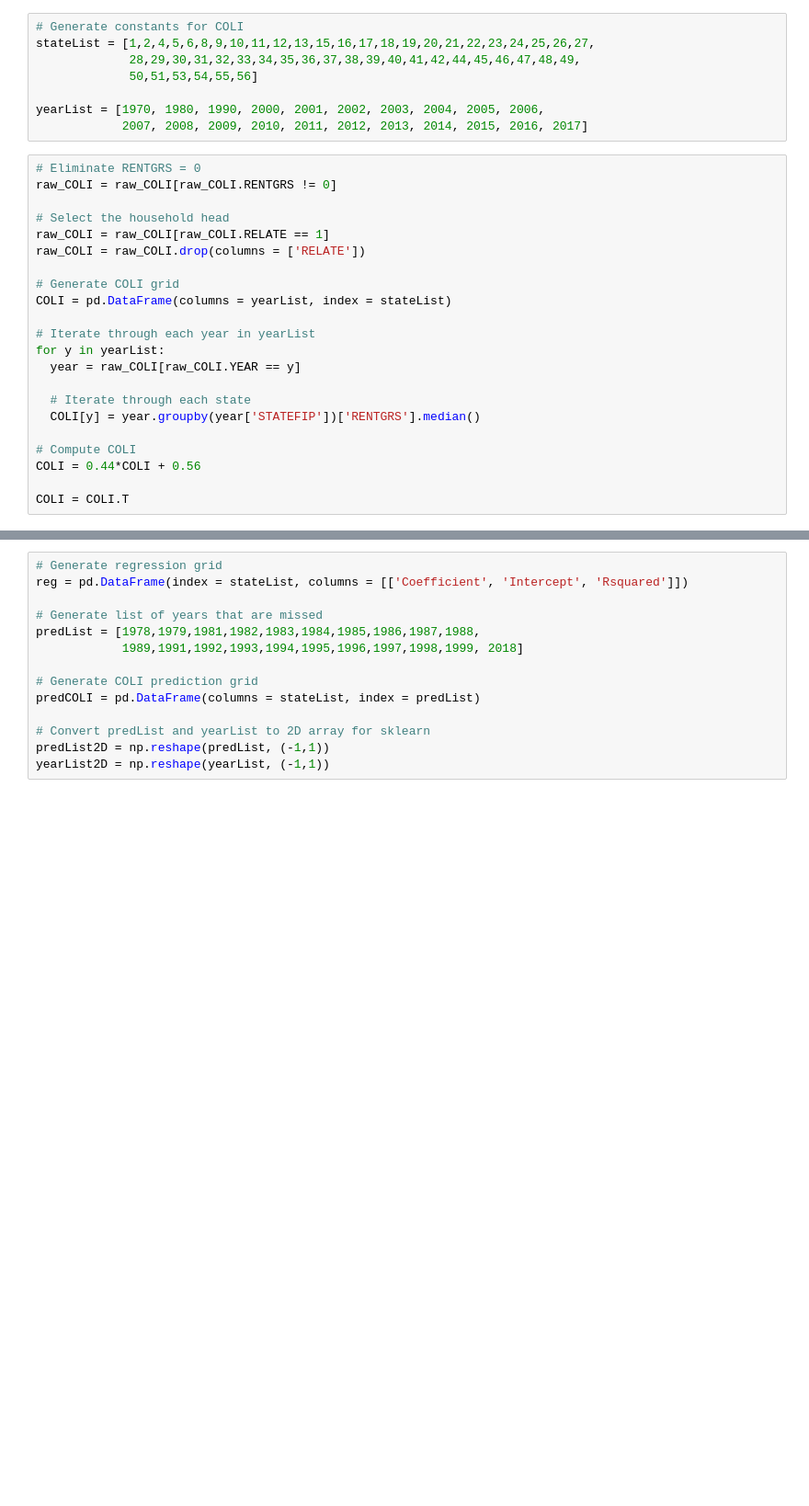
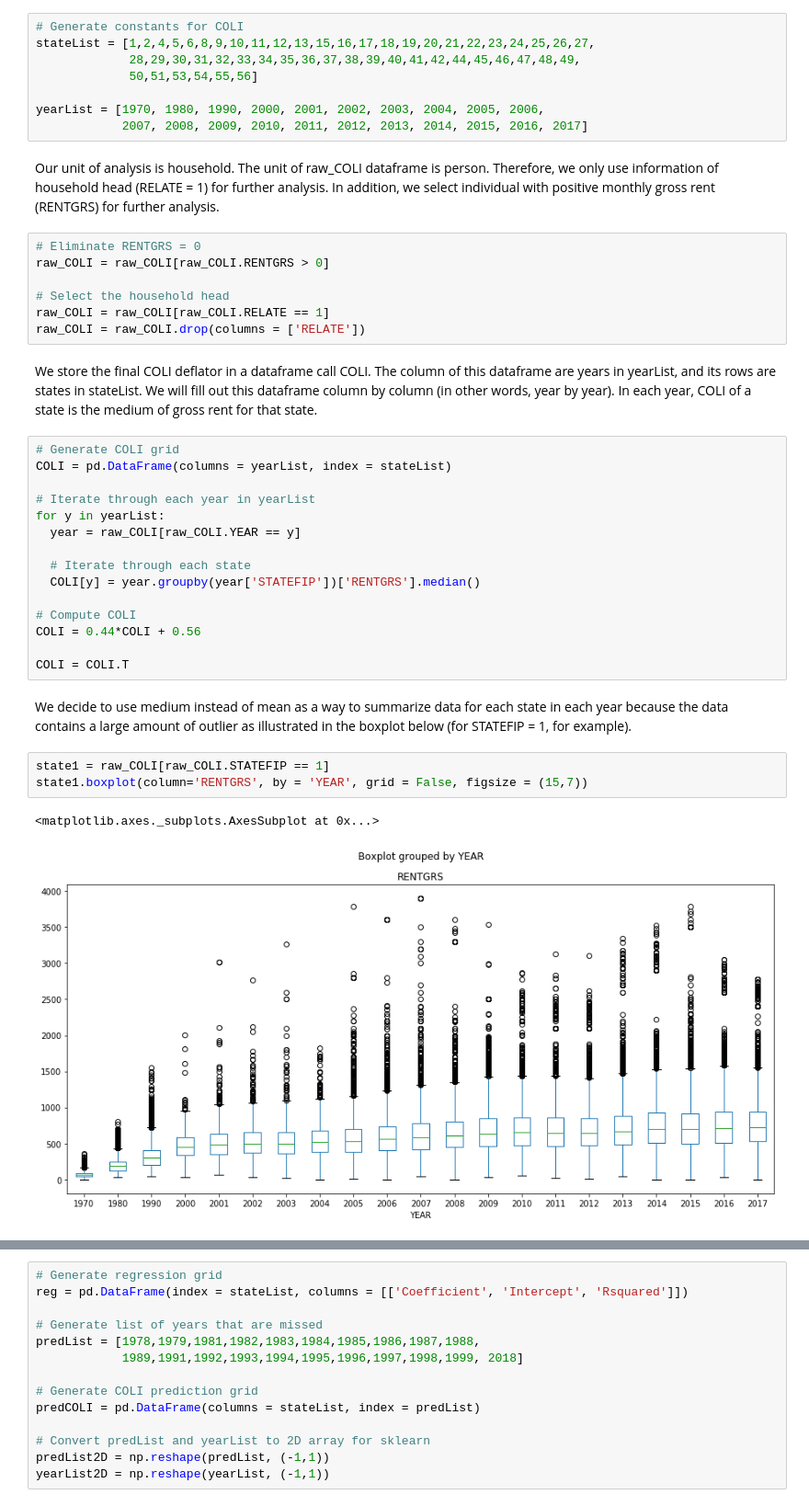
Before and after one commit to sangttruong/incomevis, a Jupyter notebook: main.ipynb, the cells around one changed output, grey strips where cells are left out. Shown at 92% size. Saved outputs shown, nothing was run; the diff lists cells and outputs as text; blank space fills up the shorter version.

```diff
--- a/main.ipynb
+++ b/main.ipynb
@@ -59,14 +61,18 @@ stateList = [1,2,4,5,6,8,9,10,11,12,13,15,16,17,18,19,20,21,22,23,24,25,26,27,
 
 yearList = [1970, 1980, 1990, 2000, 2001, 2002, 2003, 2004, 2005, 2006,
             2007, 2008, 2009, 2010, 2011, 2012, 2013, 2014, 2015, 2016, 2017]
+# %% [markdown]
+Our unit of analysis is household. The unit of raw_COLI dataframe is person. Therefore, we only use information of household head (RELATE = 1) for further analysis. In addition, we select individual with positive monthly gross rent (RENTGRS) for further analysis.
+# %%
+# Eliminate RENTGRS = 0
+raw_COLI = raw_COLI[raw_COLI.RENTGRS > 0]
+
+# Select the household head
+raw_COLI = raw_COLI[raw_COLI.RELATE == 1]
+raw_COLI = raw_COLI.drop(columns = ['RELATE'])
+# %% [markdown]
+We store the final COLI deflator in a dataframe call COLI. The column of this dataframe are years in yearList, and its rows are states in stateList. We will fill out this dataframe column by column (in other words, year by year). In each year, COLI of a state is the medium of gross rent for that state.
 # %%
-# Eliminate RENTGRS = 0
-raw_COLI = raw_COLI[raw_COLI.RENTGRS != 0]
-
-# Select the household head
-raw_COLI = raw_COLI[raw_COLI.RELATE == 1]
-raw_COLI = raw_COLI.drop(columns = ['RELATE'])
-
 # Generate COLI grid
 COLI = pd.DataFrame(columns = yearList, index = stateList)
 
@@ -81,3 +87,11 @@ for y in yearList:
 COLI = 0.44*COLI + 0.56
 
 COLI = COLI.T
+# %% [markdown]
+We decide to use medium instead of mean as a way to summarize data for each state in each year because the data contains a large amount of outlier as illustrated in the boxplot below (for STATEFIP = 1, for example).
+# %%
+state1 = raw_COLI[raw_COLI.STATEFIP == 1]
+state1.boxplot(column='RENTGRS', by = 'YEAR', grid = False, figsize = (15,7))
+# %% [output]
+<matplotlib.axes._subplots.AxesSubplot at 0x...>
+[figure, added]
```
Also changed, not shown: parts of 6 cells of this notebook.
